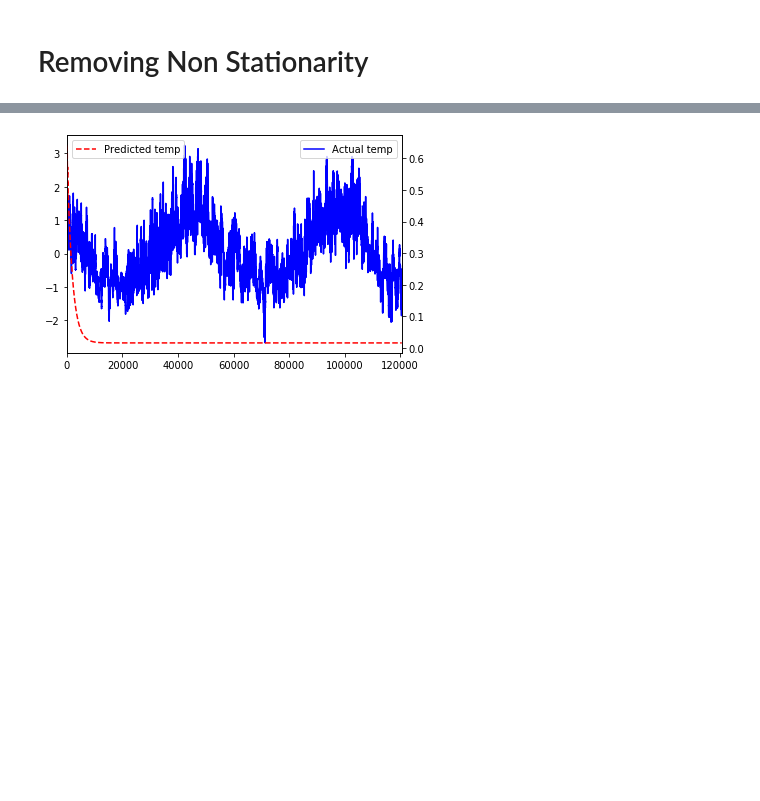
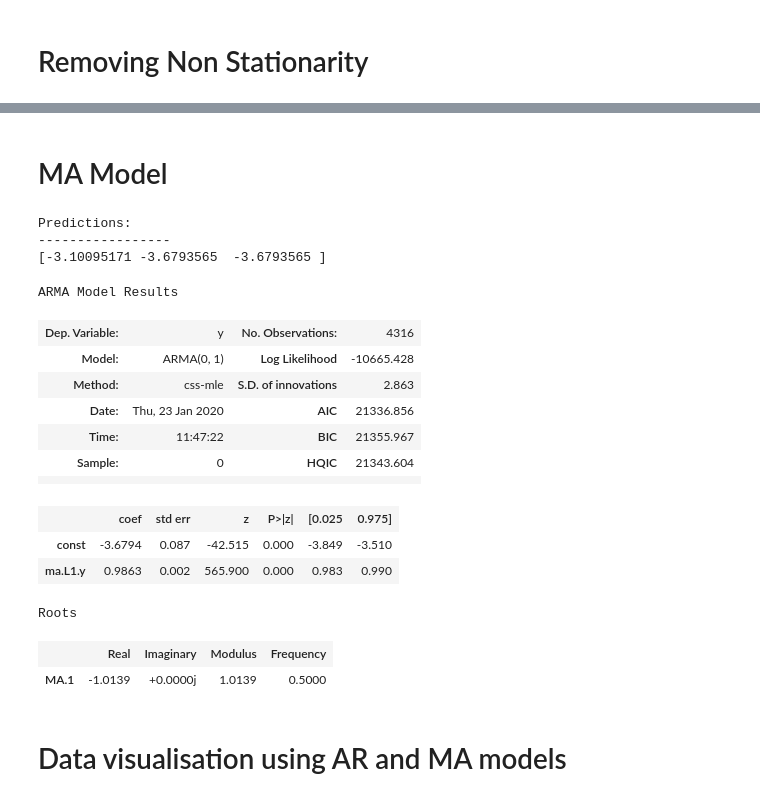
Before and after one commit to scherala/365DaysOfCoding, a Jupyter notebook: Time Series Forecasting -1.ipynb, the cells around one changed output, grey strips where cells are left out. Cells and saved outputs as stored; diff of their text form; code cells hidden in the pictures; blank space fills up the shorter version.

```diff
--- a/Time Series Forecasting -1.ipynb
+++ b/Time Series Forecasting -1.ipynb
@@ -177,4 +226,8 @@ perform_seasonal_decomposition(plot_df)
+# %%
+# Why 4320?
+# 6 observations per hour. 24 hours per day => 24*6 = 144 observations per day => 144*30 per 30 days => 4320
+day_30_data = plot_df.iloc[1:4320]
 # %%
-TRAIN_SPLIT = 300000
+TRAIN_SPLIT = 4316
 # %%
-train, test = plot_df[1:TRAIN_SPLIT], plot_df[TRAIN_SPLIT:]
+train, test = day_30_data[1:TRAIN_SPLIT+1], day_30_data[TRAIN_SPLIT:]
@@ -222,0 +272,33 @@ df_p = pd.DataFrame({'index':df['Date Time'][300000:].values,'Predicted temp':pr
+# %% [markdown]
+# MA Model
+# %%
+from statsmodels.tsa.arima_model import ARMA
+model = ARMA(train.values, order=(0, 1))
+model_fit = model.fit(disp=False)
+predictions = model_fit.predict(start = len(train), end = len(train)+len(test)-1)
+print('Predictions:')
+print('-----------------')
+print(predictions)
+# %% [output]
+Predictions:
+-----------------
+[-3.10095171 -3.6793565  -3.6793565 ]
+# %%
+model_fit.summary()
+# %% [output]
+ARMA Model Results
+| Dep. Variable: | y | No. Observations: | 4316 |
+| Model: | ARMA(0, 1) | Log Likelihood | -10665.428 |
+| Method: | css-mle | S.D. of innovations | 2.863 |
+| Date: | Thu, 23 Jan 2020 | AIC | 21336.856 |
+| Time: | 11:47:22 | BIC | 21355.967 |
+| Sample: | 0 | HQIC | 21343.604 |
+|  |  |  |  |
+|  | coef | std err | z | P>|z| | [0.025 | 0.975] |
+| const | -3.6794 | 0.087 | -42.515 | 0.000 | -3.849 | -3.510 |
+| ma.L1.y | 0.9863 | 0.002 | 565.900 | 0.000 | 0.983 | 0.990 |
+Roots
+|  | Real | Imaginary | Modulus | Frequency |
+| MA.1 | -1.0139 | +0.0000j | 1.0139 | 0.5000 |
+# %% [markdown]
+# Data visualisation using AR and MA models
@@ -223,14 +308,14 @@ df_p = pd.DataFrame({'index':df['Date Time'][300000:].values,'Predicted temp':pr
 # %%
-import matplotlib.pyplot as plt
-fig, ax = plt.subplots()
-ax2 = ax.twinx()
-df_t.plot(y=["Actual temp"], ax=ax,color='blue')
-df_p.plot(y=["Predicted temp"], ax=ax2, ls="--",color='red')
+def plot_data(results):
+    df_t = pd.DataFrame({'index':pd.to_datetime(temp_df.index).strftime('%d-%m-%Y'),'Actual temp':temp_df})
+    df_p = pd.DataFrame({'index':pd.to_datetime(results.fittedvalues.index).strftime('%d-%m-%Y'),'Predicted temp':results.fittedvalues})
+    fig, ax = plt.subplots()
+    ax2 = ax.twinx()
+    df_t.plot(y=["Actual temp"], ax=ax,color='blue')
+    df_p.plot(y=["Predicted temp"], ax=ax2, ls="--",color='red')
 
 
-ax.legend(loc=1)
-ax2.legend(loc=2)
-
-plt.show()
+    ax.legend(loc=1)
+    ax2.legend(loc=2)
+    fig.autofmt_xdate()
+    plt.show()
-# %% [output]
-[figure, removed]
```
Also changed, not shown: parts of 35 cells of this notebook.
